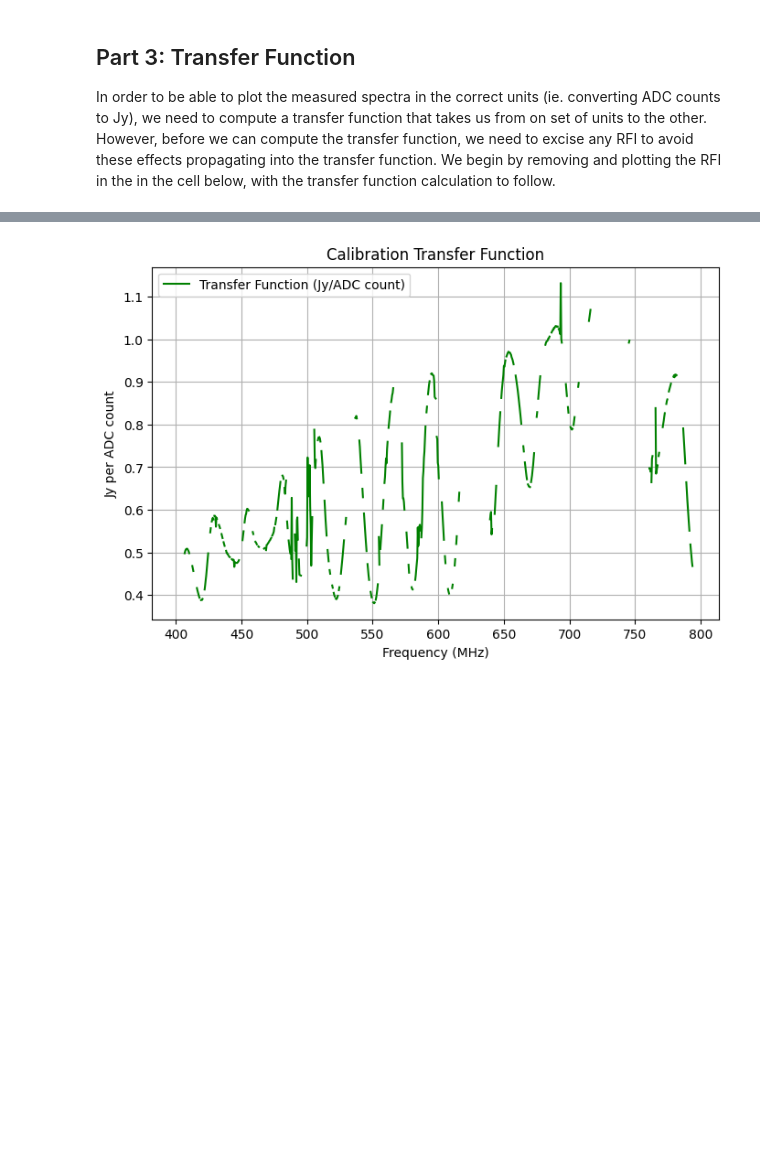
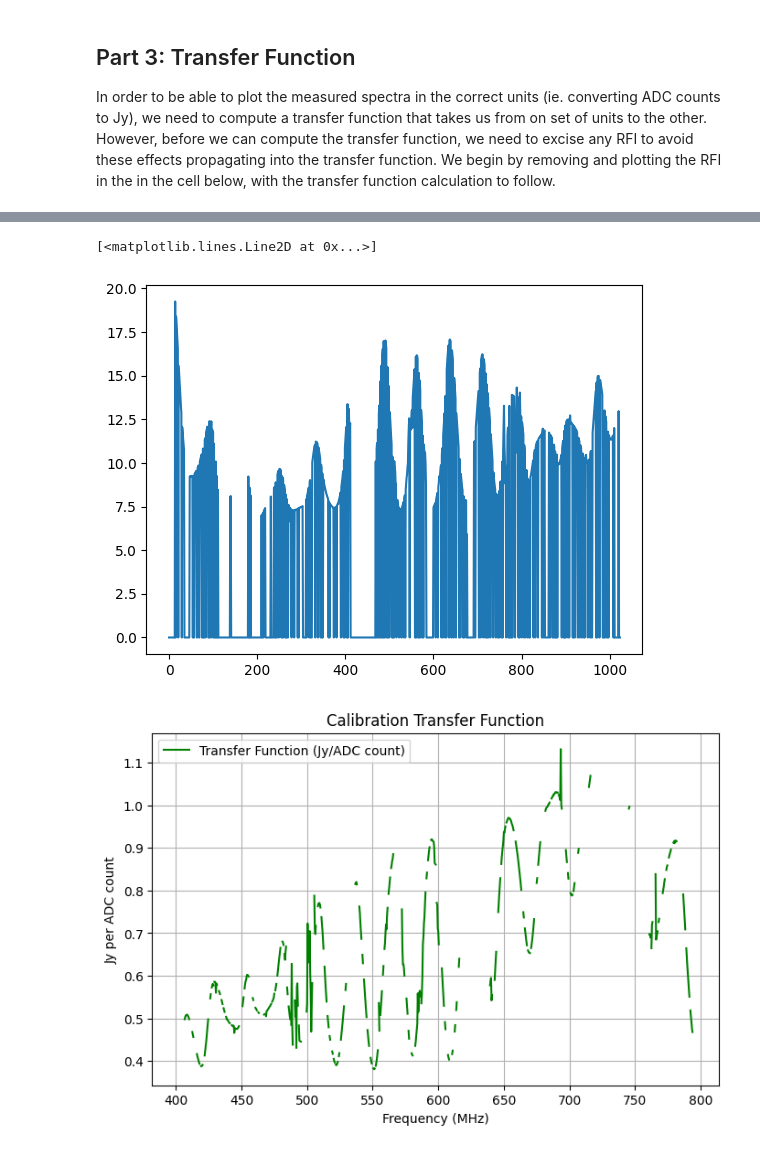
Before and after one commit to mikejafs/phys_641, a Jupyter notebook: projects/p2/part1/Project2_GC.ipynb, the cells around one changed output, grey strips where cells are left out. Drawn from its saved outputs; the diff is of its cells as text; code cells hidden in the pictures; blank space fills up the shorter version.

```diff
--- a/projects/p2/part1/Project2_GC.ipynb
+++ b/projects/p2/part1/Project2_GC.ipynb
@@ -176,4 +172,9 @@ ax.grid(True)
 [figure]
+# %%
+plt.plot(calibrator_source_Fil_masked.chan_stats.mean)
+# %% [output]
+[<matplotlib.lines.Line2D at 0x...>]
+[figure, added]
 # %%
 #---------------------------------------------------------------
 #2. Transfer Function
```
Also changed, not shown: parts of 3 cells of this notebook, 12 other files.
